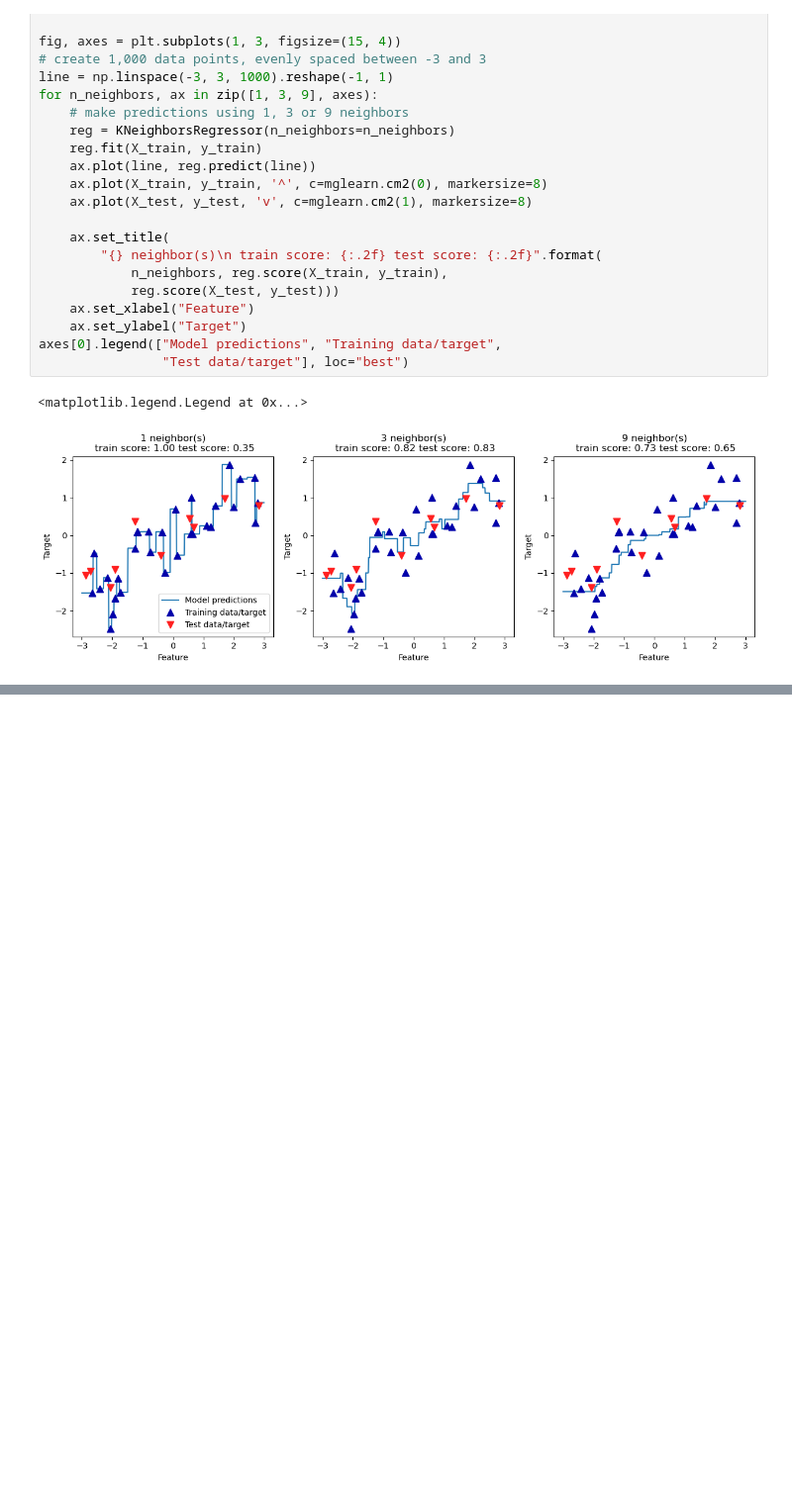
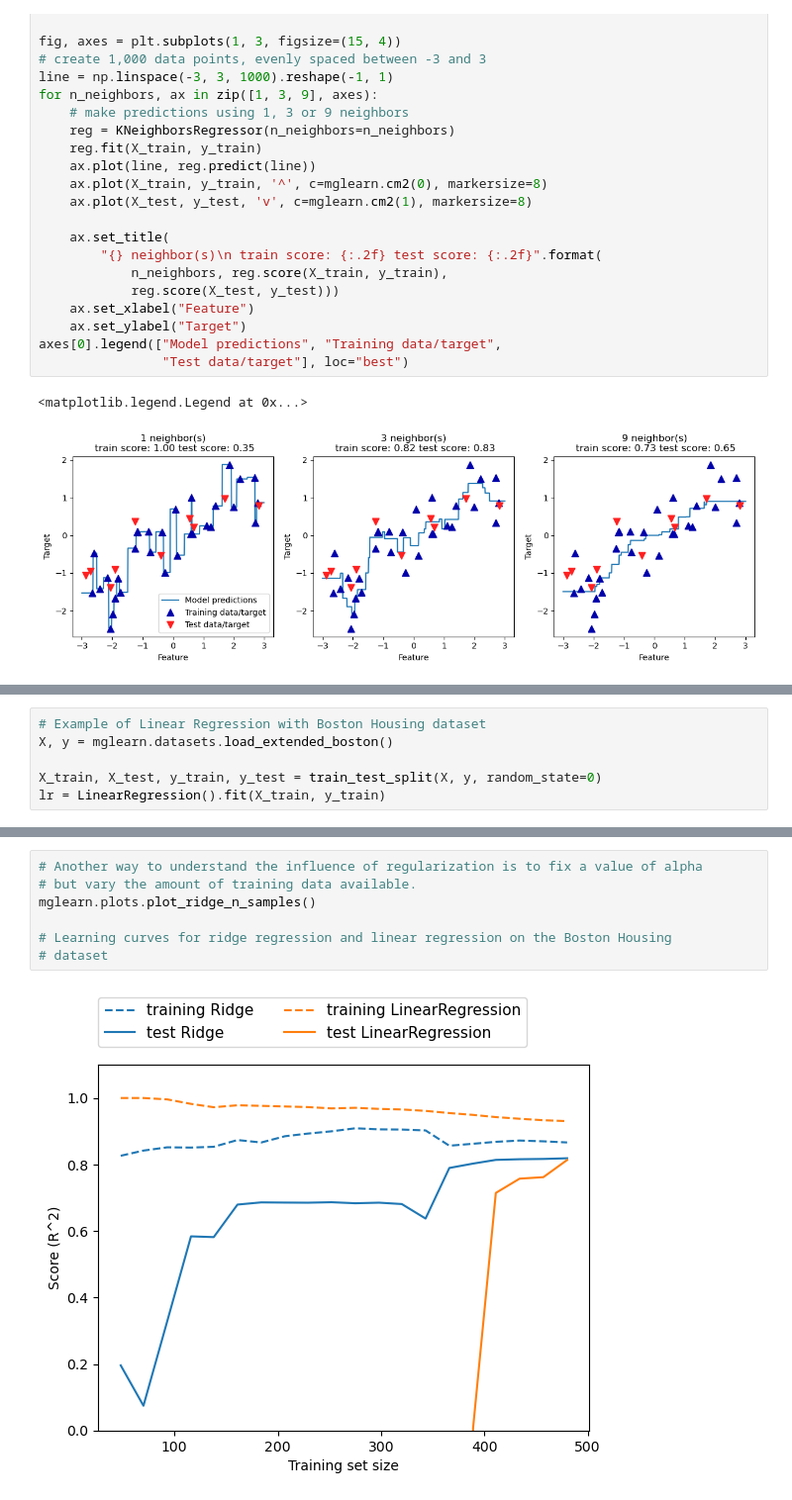
Before and after one commit to oouoz442/mml_IntorductionToMachineLearningWithPython, a Jupyter notebook: Chapter2_Inroduction_To_ML_With_Python.ipynb, the cells around one changed output, grey strips where cells are left out. Shown at 99% size. Drawn from its saved outputs; the diff is of its cells as text; blank space fills up the shorter version.

```diff
--- a/Chapter2_Inroduction_To_ML_With_Python.ipynb
+++ b/Chapter2_Inroduction_To_ML_With_Python.ipynb
@@ -301,0 +407,6 @@ axes[0].legend(["Model predictions", "Training data/target",
+# %%
+# Example of Linear Regression with Boston Housing dataset
+X, y = mglearn.datasets.load_extended_boston()
+
+X_train, X_test, y_train, y_test = train_test_split(X, y, random_state=0)
+lr = LinearRegression().fit(X_train, y_train)
@@ -301,0 +492,9 @@ axes[0].legend(["Model predictions", "Training data/target",
+# %%
+# Another way to understand the influence of regularization is to fix a value of alpha
+# but vary the amount of training data available.
+mglearn.plots.plot_ridge_n_samples()
+
+# Learning curves for ridge regression and linear regression on the Boston Housing
+# dataset
+# %% [output]
+[figure, added]
```
Also changed, not shown: parts of 25 cells of this notebook.
